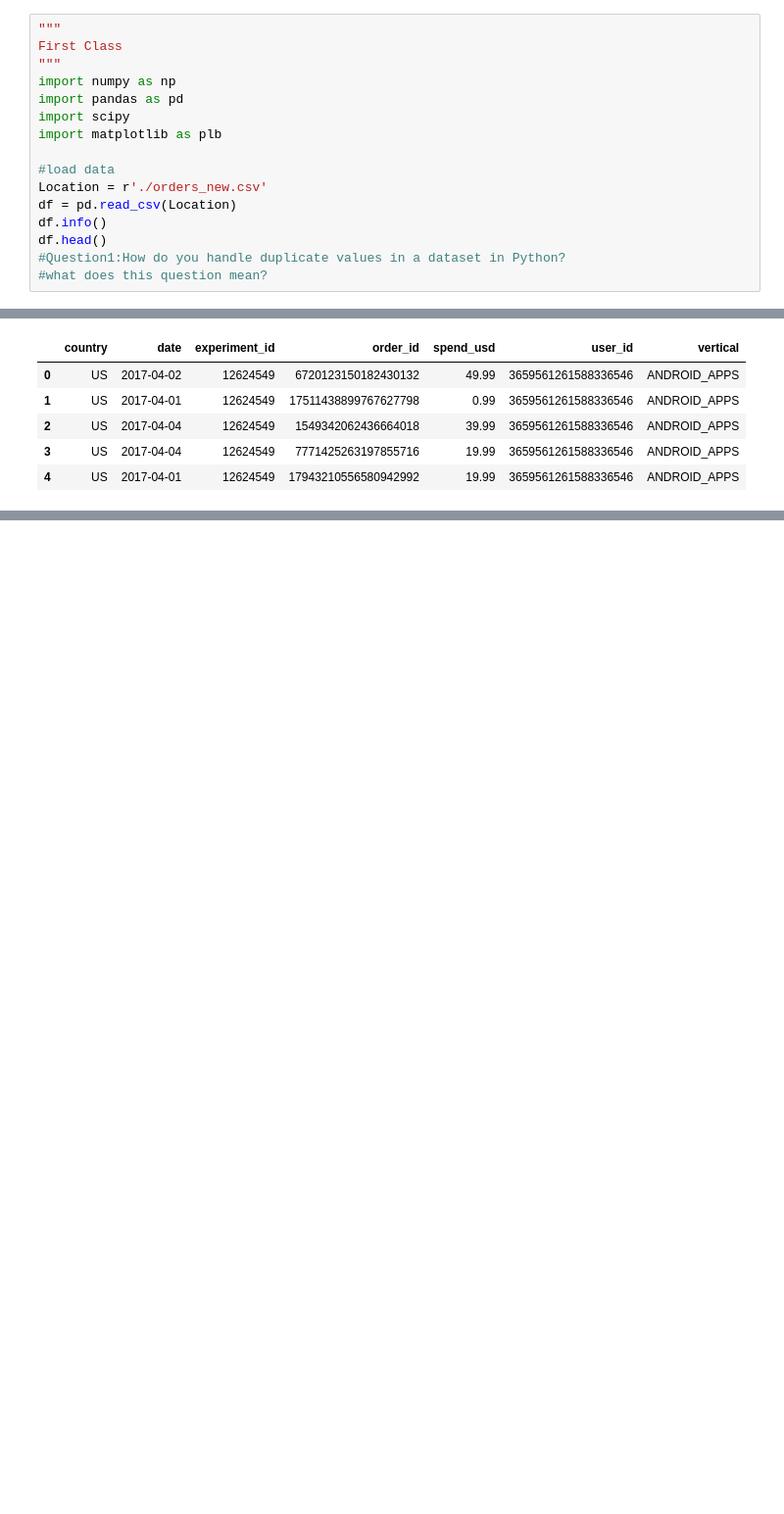
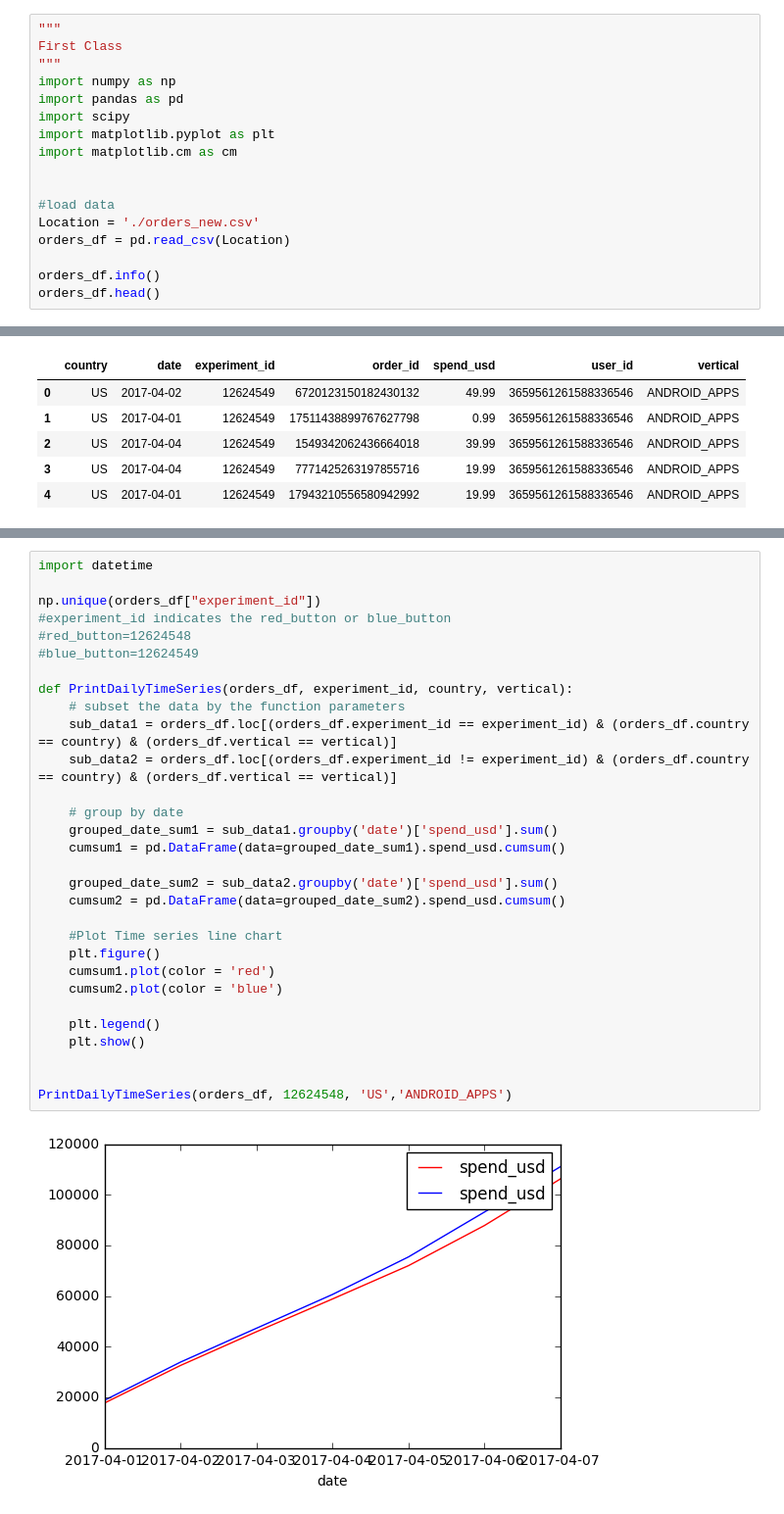
Before and after one commit to Katvava/BA_501, a Jupyter notebook: project2/HW1-BA501-Project2.ipynb, the cells around one changed output, grey strips where cells are left out. Shown at 98% size. Saved outputs shown, nothing was run; the diff lists cells and outputs as text; blank space fills up the shorter version.

```diff
--- a/project2/HW1-BA501-Project2.ipynb
+++ b/project2/HW1-BA501-Project2.ipynb
@@ -5,15 +5,16 @@ First Class
 import numpy as np
 import pandas as pd
 import scipy
-import matplotlib as plb
+import matplotlib.pyplot as plt
+import matplotlib.cm as cm
+
 
 #load data
-Location = r'./orders_new.csv'
-df = pd.read_csv(Location)
-df.info()
-df.head()
-#Question1:How do you handle duplicate values in a dataset in Python?
-#what does this question mean?
+Location = './orders_new.csv'
+orders_df = pd.read_csv(Location)
+
+orders_df.info()
+orders_df.head()
 # %% [output]
 <class 'pandas.core.frame.DataFrame'>
 RangeIndex: 39958 entries, 0 to 39957
@@ -141,0 +118,32 @@ Print out the cumulative % uplift on revenue, experiment vs. control. Hint: (red
+# %%
+import datetime
+
+np.unique(orders_df["experiment_id"])
+#experiment_id indicates the red_button or blue_button
+#red_button=12624548
+#blue_button=12624549
+
+def PrintDailyTimeSeries(orders_df, experiment_id, country, vertical):
+    # subset the data by the function parameters
+    sub_data1 = orders_df.loc[(orders_df.experiment_id == experiment_id) & (orders_df.country == country) & (orders_df.vertical == vertical)]
+    sub_data2 = orders_df.loc[(orders_df.experiment_id != experiment_id) & (orders_df.country == country) & (orders_df.vertical == vertical)]
+
+    # group by date
+    grouped_date_sum1 = sub_data1.groupby('date')['spend_usd'].sum()
+    cumsum1 = pd.DataFrame(data=grouped_date_sum1).spend_usd.cumsum()
+
+    grouped_date_sum2 = sub_data2.groupby('date')['spend_usd'].sum()
+    cumsum2 = pd.DataFrame(data=grouped_date_sum2).spend_usd.cumsum()
+
+    #Plot Time series line chart
+    plt.figure()
+    cumsum1.plot(color = 'red')
+    cumsum2.plot(color = 'blue')
+
+    plt.legend()
+    plt.show()
+
+
+PrintDailyTimeSeries(orders_df, 12624548, 'US','ANDROID_APPS')
+# %% [output]
+[figure, added]
```
Also changed, not shown: parts of 13 cells of this notebook.
